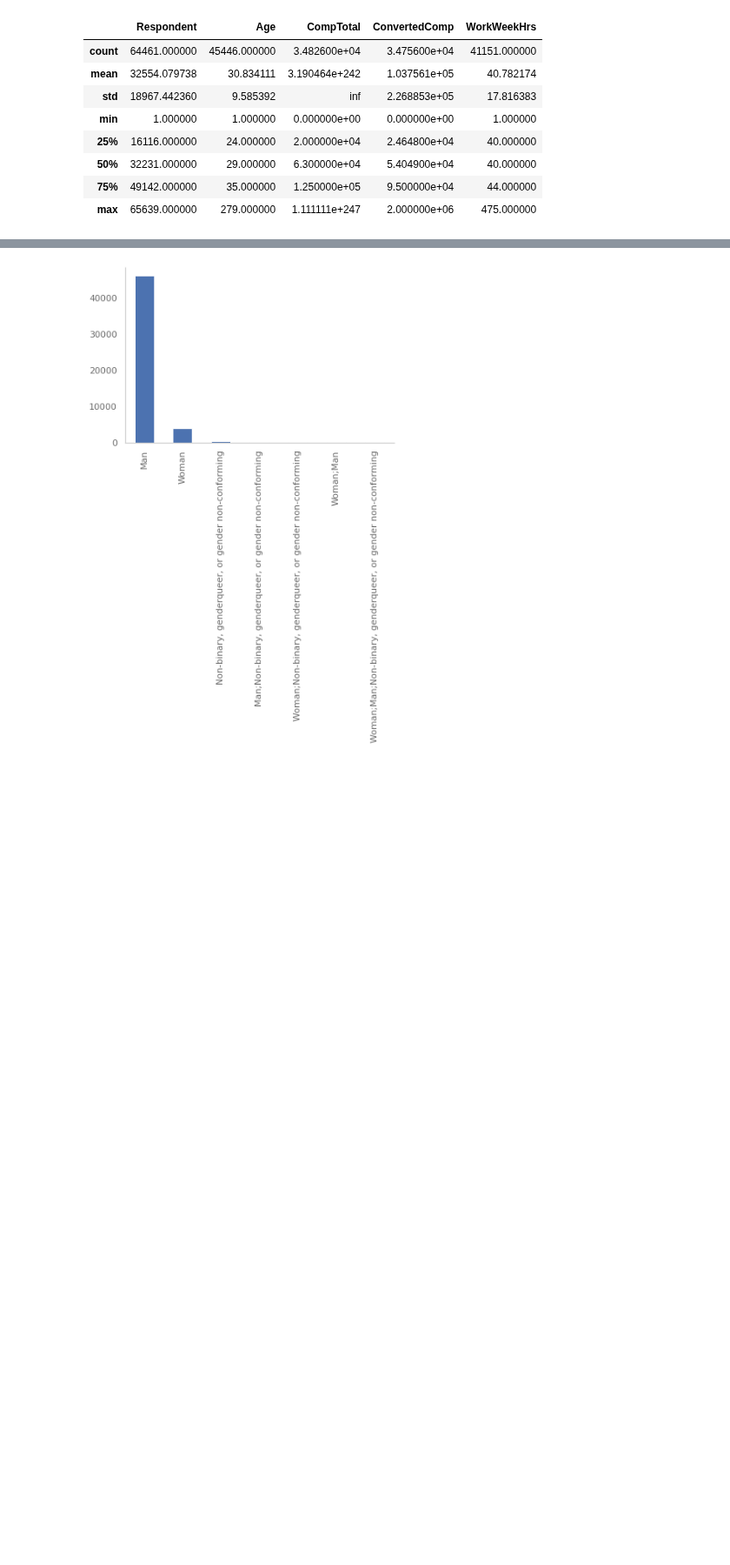
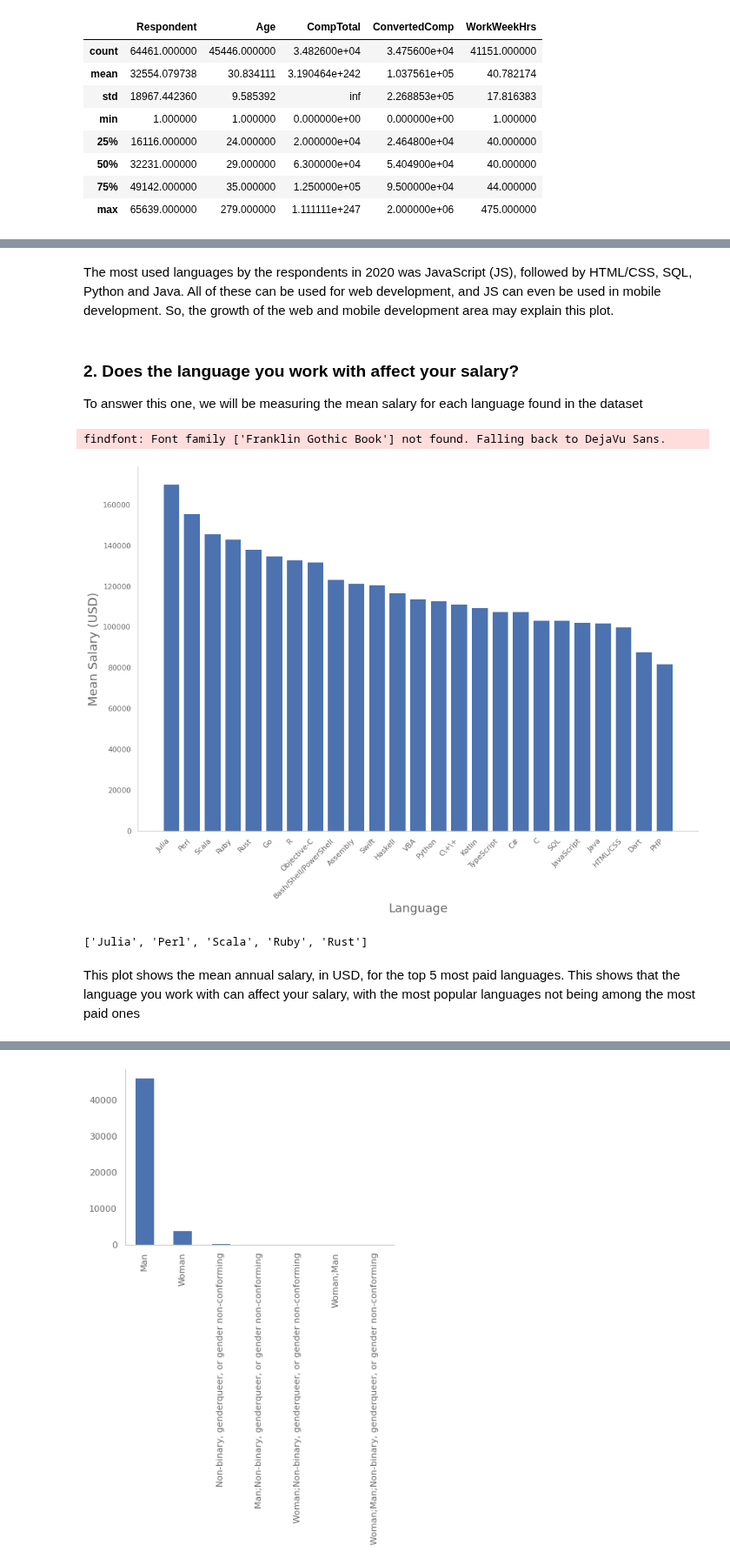
Before and after one commit to felipeagarcia/StackOverflow-2020-Developer-Survey-Analysis, a Jupyter notebook: Project_1.ipynb, the cells around one changed output, grey strips where cells are left out. Shown at 87% size. Cells and saved outputs as stored; diff of their text form; code cells hidden in the pictures; blank space fills up the shorter version.

```diff
--- a/Project_1.ipynb
+++ b/Project_1.ipynb
@@ -153,0 +264,34 @@ Index(['Respondent', 'MainBranch', 'Hobbyist', 'Age', 'Age1stCode', 'CompFreq',
+# %% [markdown]
+The most used languages by the respondents in 2020 was JavaScript (JS), followed by HTML/CSS, SQL, Python and Java. All of these can be used for web development, and JS can even be used in mobile development. So, the growth of the web and mobile development area may explain this plot.
+# %% [markdown]
+### 2. Does the language you work with affect your salary?
+
+To answer this one, we will be measuring the mean salary for each language found in the dataset
+# %%
+languages = list(count.dropna().keys())
+
+# We need to replace this occourrence to avoid error in contains()
+languages[languages.index('C++')] = 'C\+\+'
+salaries_by_lang = {}
+
+# We need to drop the nan values to get the mean
+aux_df = df.dropna(subset=['LanguageWorkedWith'])
+
+# Getting the mean salary for each language
+for language in languages:
+  salaries_by_lang[language] = aux_df[aux_df['LanguageWorkedWith'].str.contains(language)]['ConvertedComp'].mean()
+
+# Building the plot
+plt.figure(figsize=(15, 10))
+plt.bar(sorted(salaries_by_lang, key=salaries_by_lang.get, reverse=True), sorted(salaries_by_lang.values(), reverse=True))
+plt.ylabel('Mean Salary (USD)')
+plt.xlabel('Language')
+plt.xticks(rotation=45, ha='right', va='top');
+plt.show()
+print(sorted(salaries_by_lang, key=salaries_by_lang.get, reverse=True)[:5])
+# %% [output]
+findfont: Font family ['Franklin Gothic Book'] not found. Falling back to DejaVu Sans.
+[figure, added]
+['Julia', 'Perl', 'Scala', 'Ruby', 'Rust']
+# %% [markdown]
+This plot shows the mean annual salary, in USD, for the top 5 most paid languages. This shows that the language you work with can affect your salary, with the most popular languages not being among the most paid ones
```
Also changed, not shown: parts of 57 cells of this notebook.
